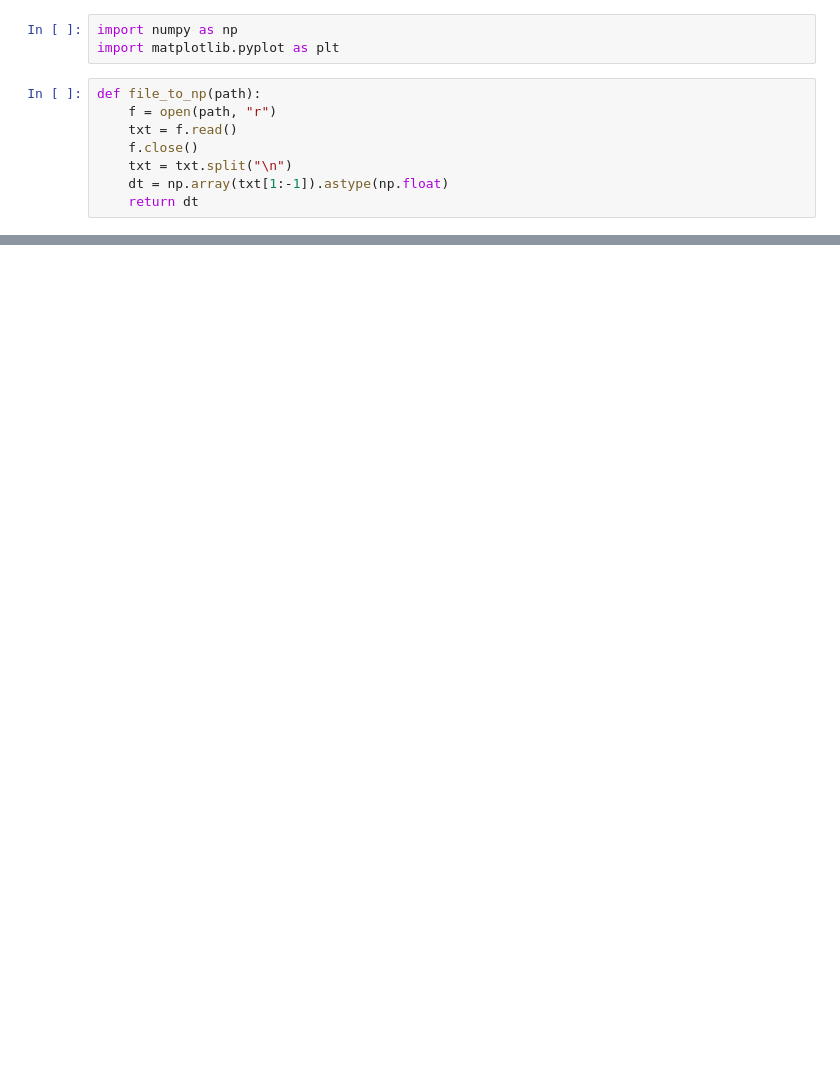
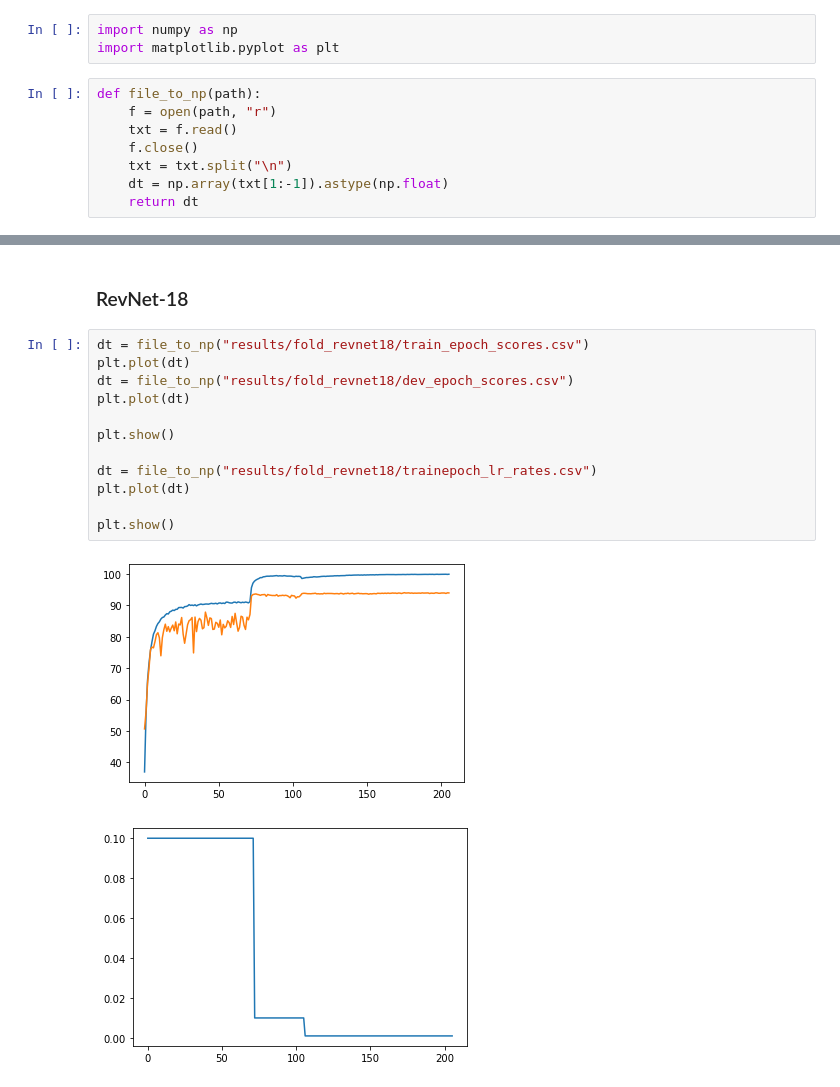
Before and after one commit to Myyyr/classification, a Jupyter notebook: analyse.ipynb, the cells around one changed output, grey strips where cells are left out. Cells and saved outputs as stored; diff of their text form; blank space fills up the shorter version.

```diff
--- a/analyse.ipynb
+++ b/analyse.ipynb
@@ -13,0 +30,17 @@ def file_to_np(path):
+# %% [markdown]
+### RevNet-18
+# %%
+dt = file_to_np("results/fold_revnet18/train_epoch_scores.csv")
+plt.plot(dt)
+dt = file_to_np("results/fold_revnet18/dev_epoch_scores.csv")
+plt.plot(dt)
+
+plt.show()
+
+dt = file_to_np("results/fold_revnet18/trainepoch_lr_rates.csv")
+plt.plot(dt)
+
+plt.show()
+# %% [output]
+[figure, added]
+[figure, added]
```
Also changed, not shown: parts of 7 cells of this notebook, 5 other files.
